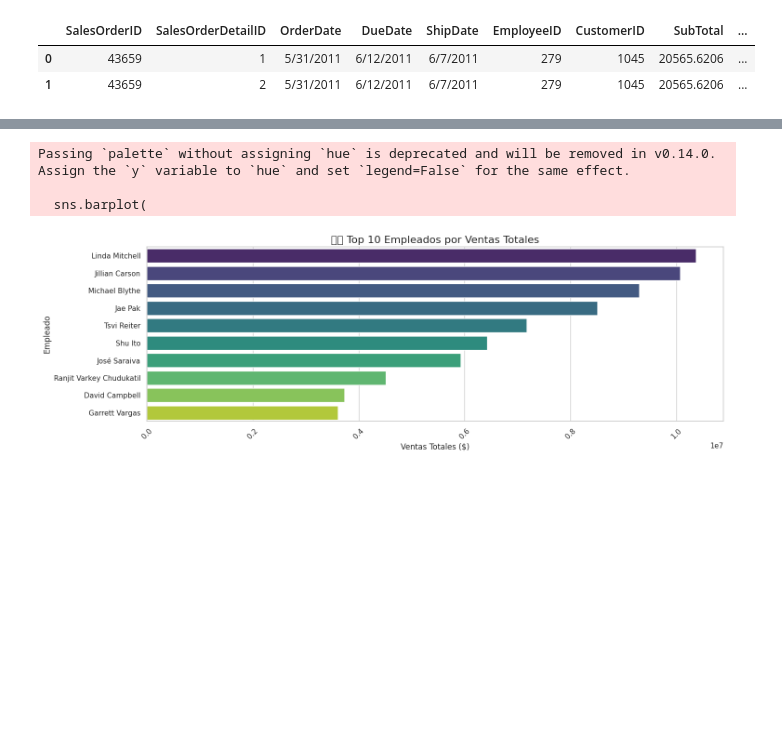
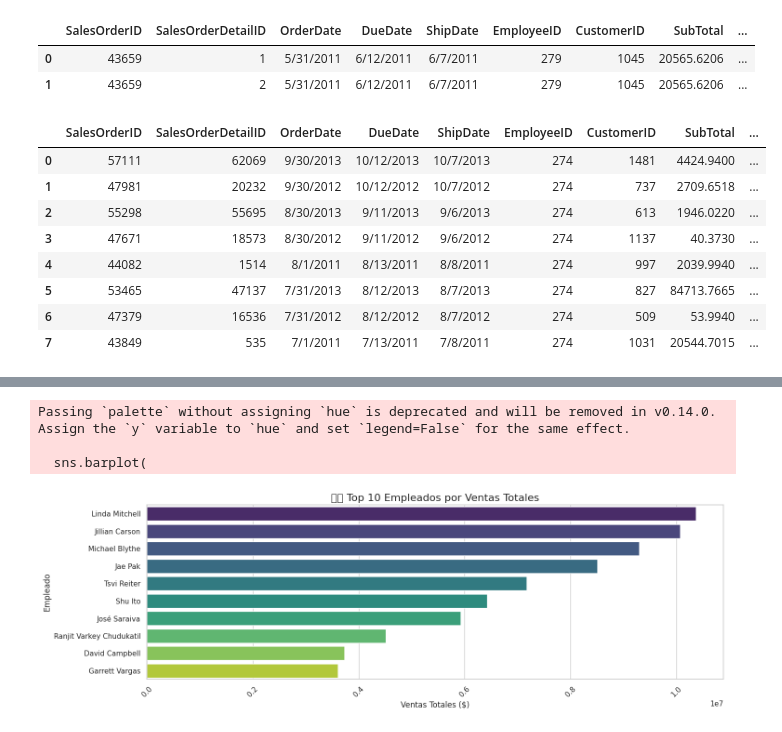
Before and after one commit to santiagonajera/SQL_Python_Bases, a Jupyter notebook: SQL_Python_Adventures.ipynb, the cells around one changed output, grey strips where cells are left out. Cells and saved outputs as stored; diff of their text form; code cells hidden in the pictures; blank space fills up the shorter version.

```diff
--- a/SQL_Python_Adventures.ipynb
+++ b/SQL_Python_Adventures.ipynb
@@ -67,6 +67,26 @@ pd.read_sql(query, conn)
 |  | SalesOrderID | SalesOrderDetailID | OrderDate | DueDate | ShipDate | EmployeeID | CustomerID | SubTotal | ... |
 | 0 | 43659 | 1 | 5/31/2011 | 6/12/2011 | 6/7/2011 | 279 | 1045 | 20565.6206 | ... |
 | 1 | 43659 | 2 | 5/31/2011 | 6/12/2011 | 6/7/2011 | 279 | 1045 | 20565.6206 | ... |
+# %%
+query = """
+SELECT
+    *
+FROM orders WHERE EmployeeID = 274
+GROUP BY OrderDate
+ORDER BY OrderDate DESC
+LIMIT 8;
+"""
+pd.read_sql(query, conn)
+# %% [output]
+|  | SalesOrderID | SalesOrderDetailID | OrderDate | DueDate | ShipDate | EmployeeID | CustomerID | SubTotal | ... |
+| 0 | 57111 | 62069 | 9/30/2013 | 10/12/2013 | 10/7/2013 | 274 | 1481 | 4424.9400 | ... |
+| 1 | 47981 | 20232 | 9/30/2012 | 10/12/2012 | 10/7/2012 | 274 | 737 | 2709.6518 | ... |
+| 2 | 55298 | 55695 | 8/30/2013 | 9/11/2013 | 9/6/2013 | 274 | 613 | 1946.0220 | ... |
+| 3 | 47671 | 18573 | 8/30/2012 | 9/11/2012 | 9/6/2012 | 274 | 1137 | 40.3730 | ... |
+| 4 | 44082 | 1514 | 8/1/2011 | 8/13/2011 | 8/8/2011 | 274 | 997 | 2039.9940 | ... |
+| 5 | 53465 | 47137 | 7/31/2013 | 8/12/2013 | 8/7/2013 | 274 | 827 | 84713.7665 | ... |
+| 6 | 47379 | 16536 | 7/31/2012 | 8/12/2012 | 8/7/2012 | 274 | 509 | 53.9940 | ... |
+| 7 | 43849 | 535 | 7/1/2011 | 7/13/2011 | 7/8/2011 | 274 | 1031 | 20544.7015 | ... |
 # %%
 query = """
 SELECT
```
Also changed, not shown: parts of 2 cells of this notebook.
